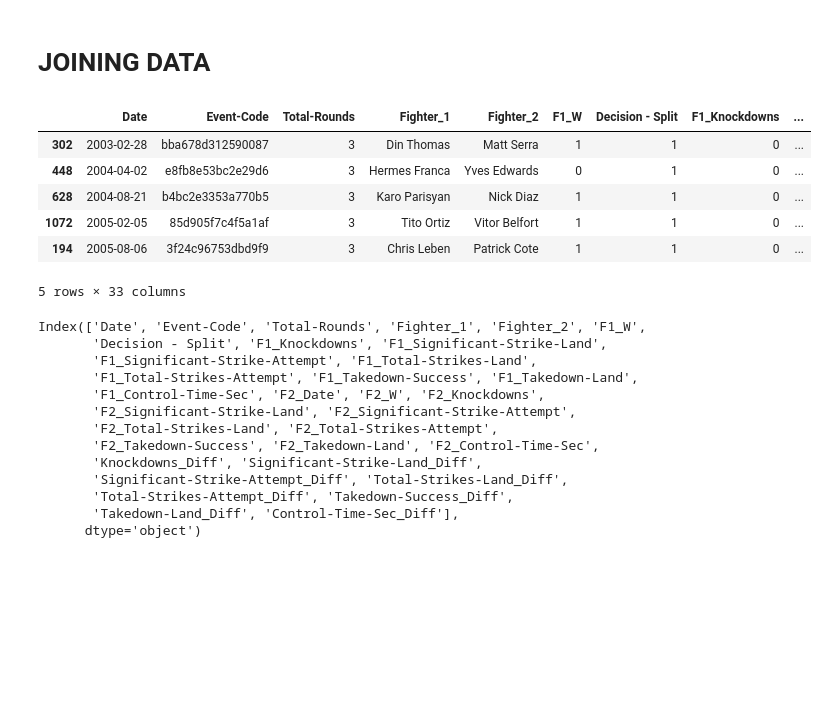
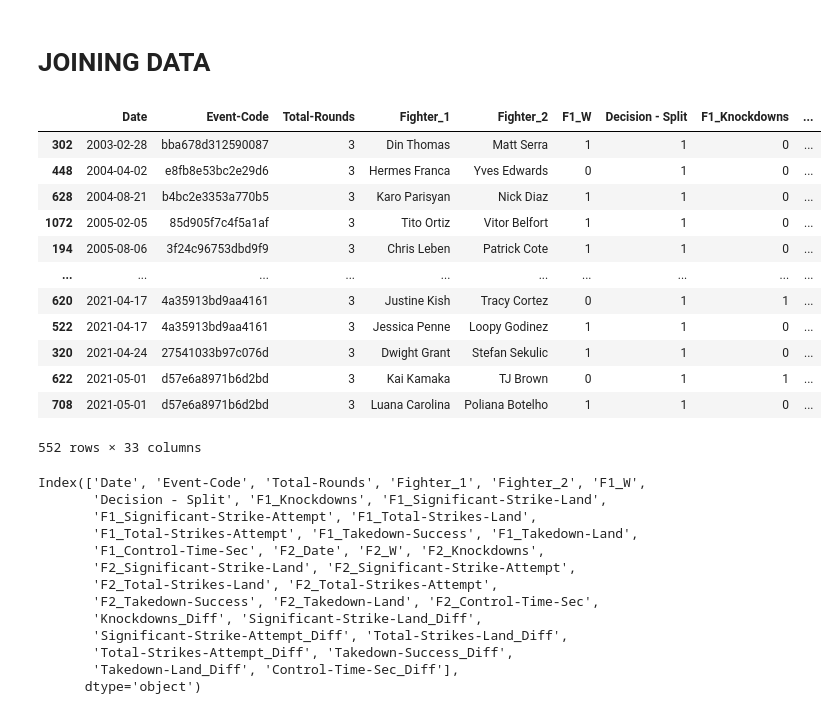
Before and after one commit to tstreet24/Sports, a Jupyter notebook: sports_2.ipynb, the cells around one changed output. Saved outputs shown, nothing was run; the diff lists cells and outputs as text; code cells hidden in the pictures; blank space fills up the shorter version.

```diff
--- a/sports_2.ipynb
+++ b/sports_2.ipynb
@@ -290,15 +296,21 @@ fight_data_df.to_csv('fight_data.csv', index=False, encoding = 'utf-8-sig')
 # %%
 final_df = final_df.sort_values('Date')
 final_df = final_df.drop(['Judge-1-Name', 'Judge-2-Name', 'Judge-3-Name', 'F1_Judge-1-Score', 'F1_Judge-2-Score', 'F1_Judge-3-Score', 'F2_Judge-1-Score', 'F2_Judge-2-Score', 'F2_Judge-3-Score'], axis = 1)
-final_df.head(5)
+final_df
 # %% [output]
 |  | Date | Event-Code | Total-Rounds | Fighter_1 | Fighter_2 | F1_W | Decision - Split | F1_Knockdowns | ... |
 | 302 | 2003-02-28 | bba678d312590087 | 3 | Din Thomas | Matt Serra | 1 | 1 | 0 | ... |
 | 448 | 2004-04-02 | e8fb8e53bc2e29d6 | 3 | Hermes Franca | Yves Edwards | 0 | 1 | 0 | ... |
 | 628 | 2004-08-21 | b4bc2e3353a770b5 | 3 | Karo Parisyan | Nick Diaz | 1 | 1 | 0 | ... |
 | 1072 | 2005-02-05 | 85d905f7c4f5a1af | 3 | Tito Ortiz | Vitor Belfort | 1 | 1 | 0 | ... |
 | 194 | 2005-08-06 | 3f24c96753dbd9f9 | 3 | Chris Leben | Patrick Cote | 1 | 1 | 0 | ... |
+| ... | ... | ... | ... | ... | ... | ... | ... | ... | ... |
+| 620 | 2021-04-17 | 4a35913bd9aa4161 | 3 | Justine Kish | Tracy Cortez | 0 | 1 | 1 | ... |
+| 522 | 2021-04-17 | 4a35913bd9aa4161 | 3 | Jessica Penne | Loopy Godinez | 1 | 1 | 0 | ... |
+| 320 | 2021-04-24 | 27541033b97c076d | 3 | Dwight Grant | Stefan Sekulic | 1 | 1 | 0 | ... |
+| 622 | 2021-05-01 | d57e6a8971b6d2bd | 3 | Kai Kamaka | TJ Brown | 0 | 1 | 1 | ... |
+| 708 | 2021-05-01 | d57e6a8971b6d2bd | 3 | Luana Carolina | Poliana Botelho | 1 | 1 | 0 | ... |
-5 rows × 33 columns
+552 rows × 33 columns
 # %%
 final_df.columns
 # %% [output]
```
Also changed, not shown: parts of 7 cells of this notebook.
